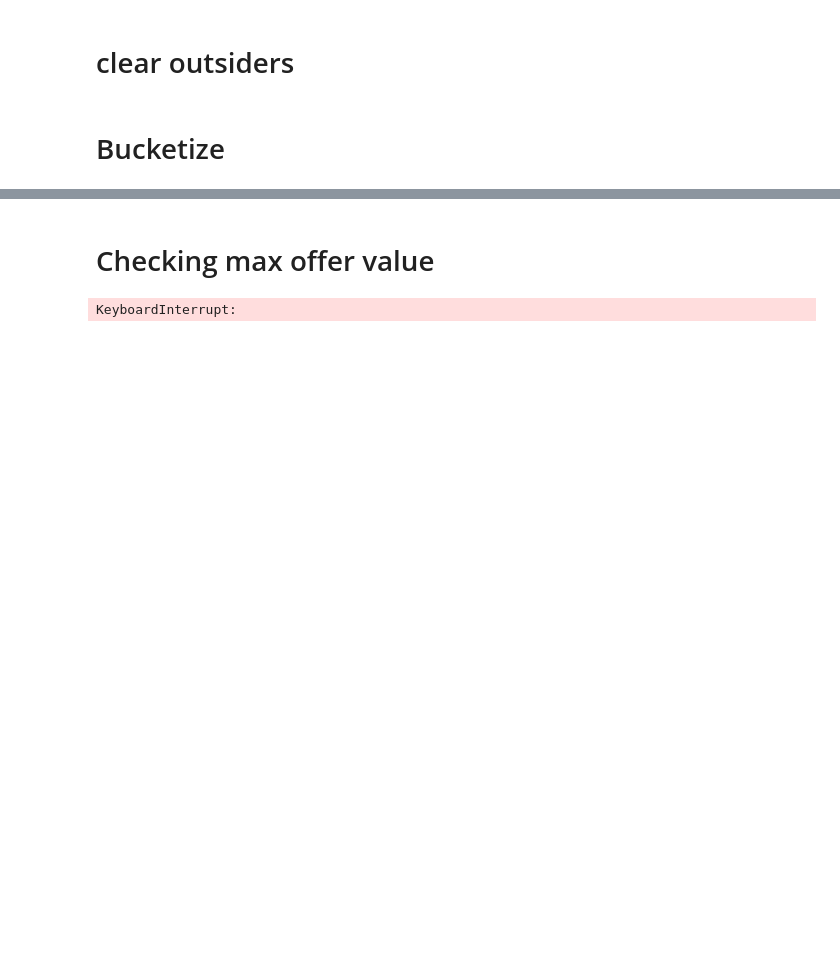
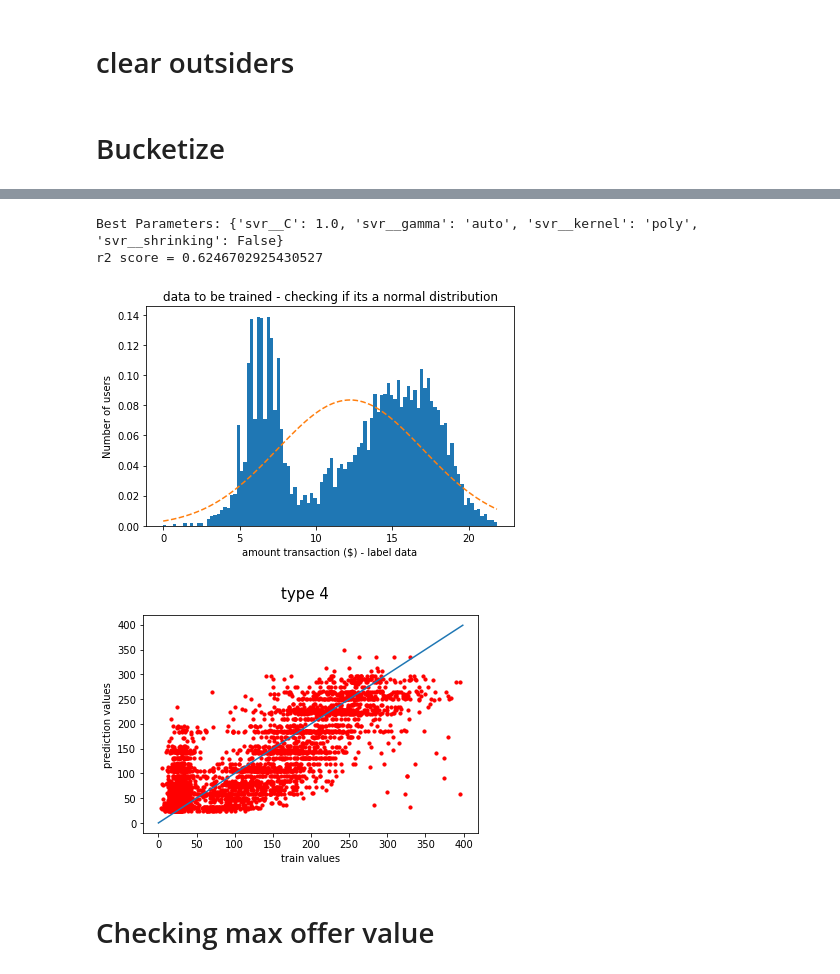
Before and after one commit to agonfo/u03_capstone_starbucks, a Jupyter notebook: 03 - model.ipynb, the cells around one changed output, grey strips where cells are left out. Cells and saved outputs as stored; diff of their text form; code cells hidden in the pictures; blank space fills up the shorter version.

```diff
--- a/03 - model.ipynb
+++ b/03 - model.ipynb
@@ -252,11 +299,12 @@ r2 score = 0.6748686603064886
+# %%
+# type 4 No offer
+X_train_4 , X_test_4 , y_train_4 , y_test_4 , y_pred_4 , lable_4 , max_offer_4 , no_offer_model , no_offer_maxlog = build_model(type_4 , 'type 4' , 40)
+print_results (y_train_4 , y_test_4 , y_pred_4 , lable_4 , max_offer_4)
+# %% [output]
+Best Parameters: {'svr__C': 1.0, 'svr__gamma': 'auto', 'svr__kernel': 'poly', 'svr__shrinking': False}
+r2 score = 0.6246702925430527
+[figure, added]
+[figure, added]
 # %% [markdown]
 # Checking max offer value
-# %%
-r2_lst = []
-
-for max_offer in range(1 , 500 , 5):
-    y_train , y_test , y_pred , r2 , lable , max_offer = model(type_1 , 'type 1' , max_offer)
-    r2_lst.append(r2)
-# %% [output]
-KeyboardInterrupt:
 # %%
```
Also changed, not shown: parts of 25 cells of this notebook.
